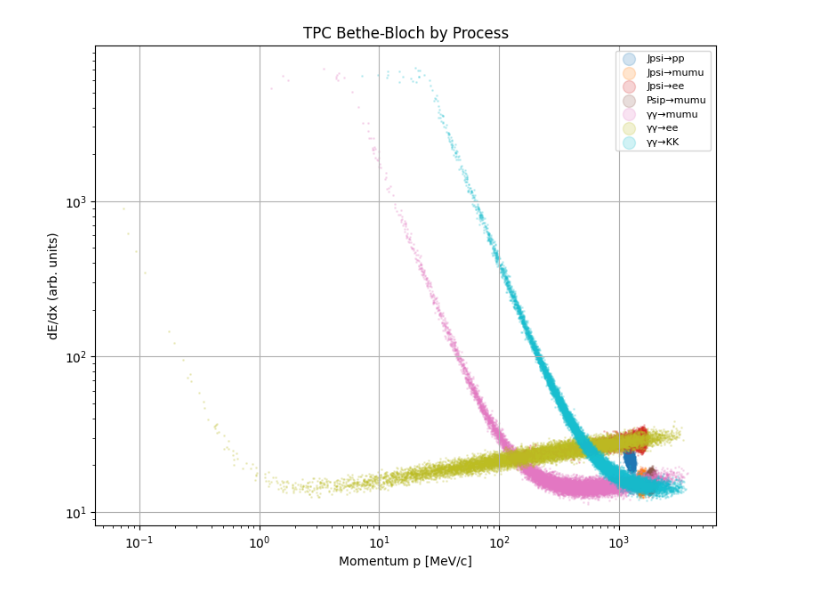
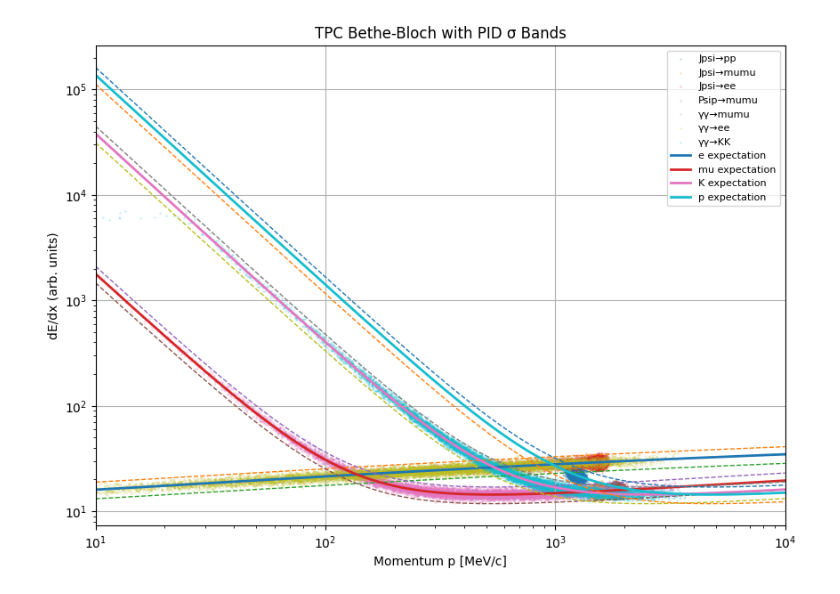
Before and after one commit to AstroPawel/AstroProject-2, a Jupyter notebook: generation.ipynb, the cells around one changed output. Cells and saved outputs as stored; diff of their text form; code cells hidden in the pictures.

```diff
--- a/generation.ipynb
+++ b/generation.ipynb
@@ -433,6 +433,7 @@ def build_tracks(df):
 
     for i in [1, 2]:
         tmp = pd.DataFrame({
+            "event": df.index,
             "process": df["process"],
             "px": df[f"px{i}"],
             "py": df[f"py{i}"],
@@ -499,36 +542,80 @@ def compute_dedx_tracks(tracks_df):
 # %%
-plt.figure(figsize=(9,7))
+plt.figure(figsize=(10,7))
 
 p_MeV = tracks_df["p"] * 1000
 
-# get all unique processes
 processes = tracks_df["process"].unique()
-
-# use a colormap (auto handles many processes)
 colors = plt.cm.tab10(np.linspace(0, 1, len(processes)))
 
 for proc, color in zip(processes, colors):
+
     mask = tracks_df["process"] == proc
 
     plt.scatter(
         p_MeV[mask],
         tracks_df["dedx"][mask],
         s=1,
-        alpha=0.2,
+        alpha=0.15,
         label=proc,
         color=color
+    )
+
+# ------------------------------------------------
+# Draw Bethe-Bloch expectation curves
+# ------------------------------------------------
+
+p_curve = np.logspace(1, 4, 500) / 1000.0  # GeV/c
+
+params = (5.0, 2.0, 3.0, 2.0, 0.6)
+
+particle_info = {
+    "e": masses["e"],
+    "mu": masses["mu"],
+    "K": masses["K"],
+    "p": masses["p"]
+}
+
+for name, mass in particle_info.items():
+
+    beta_gamma = p_curve / mass
+    dedx_expected = bethe_bloch(beta_gamma, params)
+
+    sigma = 0.06 * dedx_expected
+
+    # central Bethe-Bloch line
+    plt.plot(
+        p_curve * 1000,
+        dedx_expected,
+        linewidth=2,
+        label=f"{name} expectation"
+    )
+
+    # ±3σ bands
+    plt.plot(
+        p_curve * 1000,
+        dedx_expected + 3*sigma,
+        linestyle="--",
+        linewidth=1
+    )
+
+    plt.plot(
+        p_curve * 1000,
+        dedx_expected - 3*sigma,
+        linestyle="--",
+        linewidth=1
     )
 
 plt.xscale("log")
 plt.yscale("log")
 
+plt.xlim(10, 10**4)
 plt.xlabel("Momentum p [MeV/c]")
 plt.ylabel("dE/dx (arb. units)")
-plt.title("TPC Bethe-Bloch by Process")
+plt.title("TPC Bethe-Bloch with PID σ Bands")
 
-plt.legend(markerscale=10, fontsize=8)
 plt.grid(True)
+plt.legend(fontsize=8)
 
 plt.show()
 # %% [output]
-[figure, old version]
+[figure, new version]
```
Also changed, not shown: parts of 6 cells of this notebook, 3 other files.
